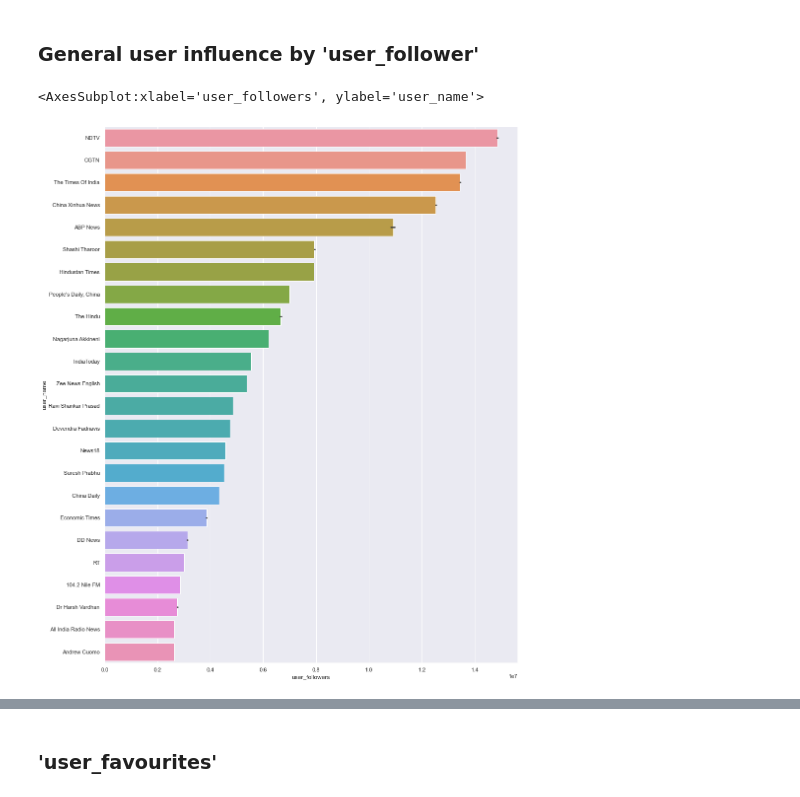
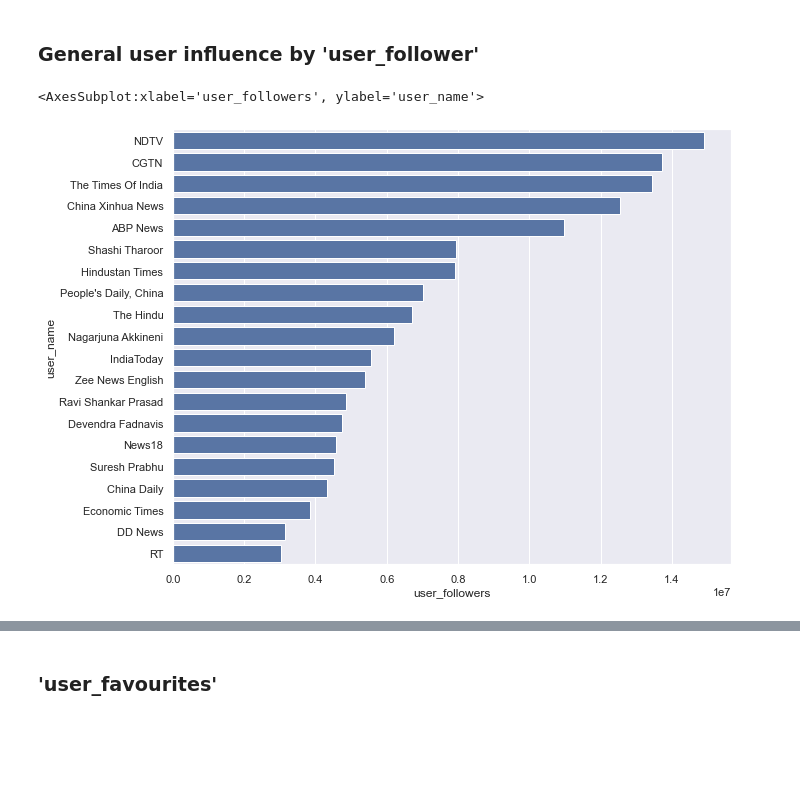
Before and after one commit to BiBa-01/Capstone_Covid, a Jupyter notebook: TweetsEDA.ipynb, the cells around one changed output, grey strips where cells are left out. Drawn from its saved outputs; the diff is of its cells as text; code cells hidden in the pictures; blank space fills up the shorter version.

```diff
--- a/TweetsEDA.ipynb
+++ b/TweetsEDA.ipynb
@@ -221,0 +243,12 @@ df_tweety.to_csv('Data/tweety.csv', index=False)
+# %%
+#new feature user influence
+def user_influence(df):
+    fact = 0
+    if df['user_verified'] == 'True':
+        fact=1.0
+    else:
+        fact=0.8
+    influence = np.sqrt(df['user_followers']*0.35+df['user_friends']*0.15+df['user_favourites']*0.15+df['retweets']*0.35)*fact
+    return np.round(influence)
+
+df_tweety['user_infl'] = df_tweety.apply(user_influence,axis=1)
@@ -588,8 +655,6 @@ hasht_bool.drop(['covid19', 'covid', 'china', 'russia', 'bharatbiotech', 'eu', '
 # %%
 twitter_accounts = []
 for tweet in df_tweety['text']:
-    if '@' not in tweet:
-        twitter_accounts.append('')
     words = tweet.split()
     for word in words:
         if re.search('@[^\s]+', word):
@@ -955,0 +995,5 @@ Name: sentiment, dtype: float64
+# %%
+df_tweety['scores'] = scores
+
+import statsmodels.formula.api as smf
+smf.ols(formula='user_infl ~ C(sentiment)', data=df_tweety).fit().summary()
@@ -1075,8 +1293,13 @@ twinfluence1 = df_tweety.sort_values("user_followers", ascending=False)
 # %% [markdown]
 ### General user influence by 'user_follower'
 # %%
-f, ax = plt.subplots(figsize=(15, 20))
-sns.barplot(x='user_followers', y='user_name', orient='h', data=twinfluence1[['user_name', 'user_followers']][:400])
+
+twinfluence1 = df_tweety.sort_values("user_infl", ascending=False).reset_index(drop=True)
+#twinfluence1 = pd.DataFrame(twinfluence)
+twinfluence1 = twinfluence1.drop_duplicates(subset=['user_name'])
+#.drop_duplicates(subset=['user_name'], keep='last')
+f, ax = plt.subplots(figsize=(10, 8))
+sns.barplot(x='user_followers', y='user_name', orient='h', color='b', data=twinfluence1[['user_name', 'user_followers']][:20])
 # %% [output]
 <AxesSubplot:xlabel='user_followers', ylabel='user_name'>
-[figure, old version]
+[figure, new version]
```
Also changed, not shown: parts of 78 cells of this notebook, 3 other files.
